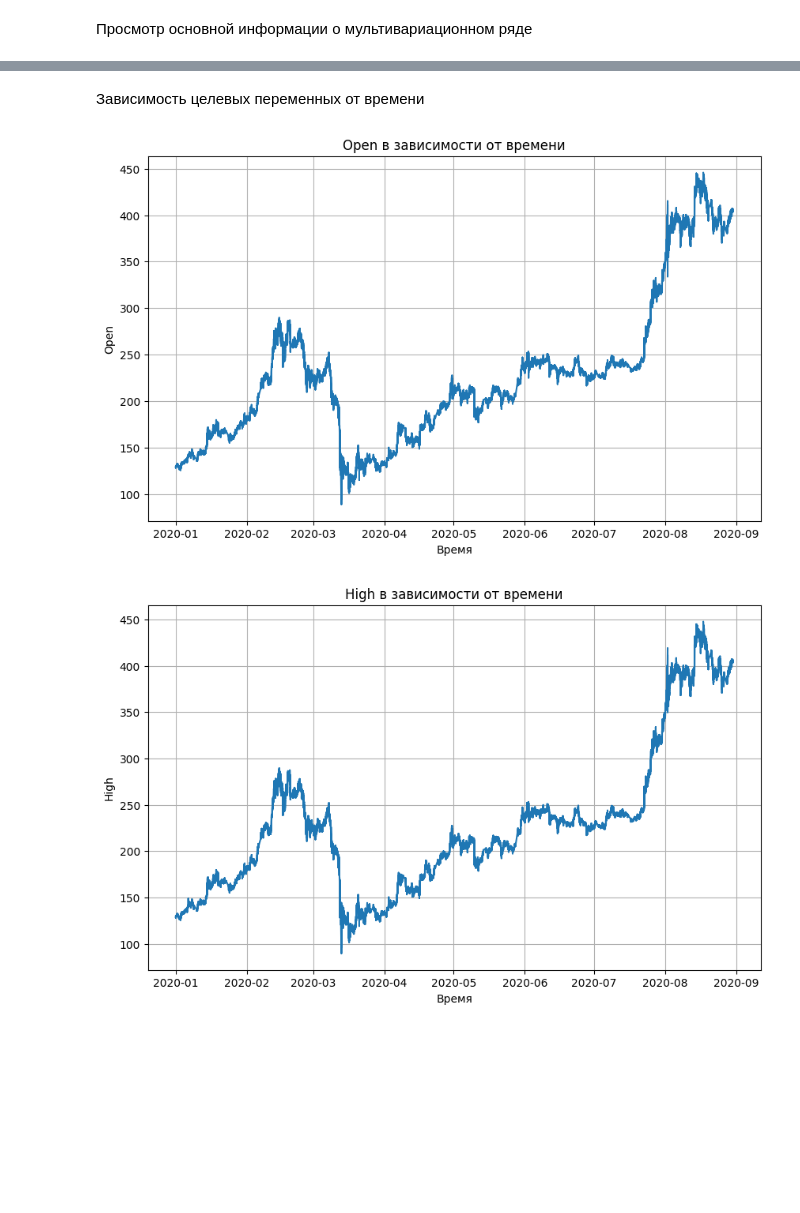
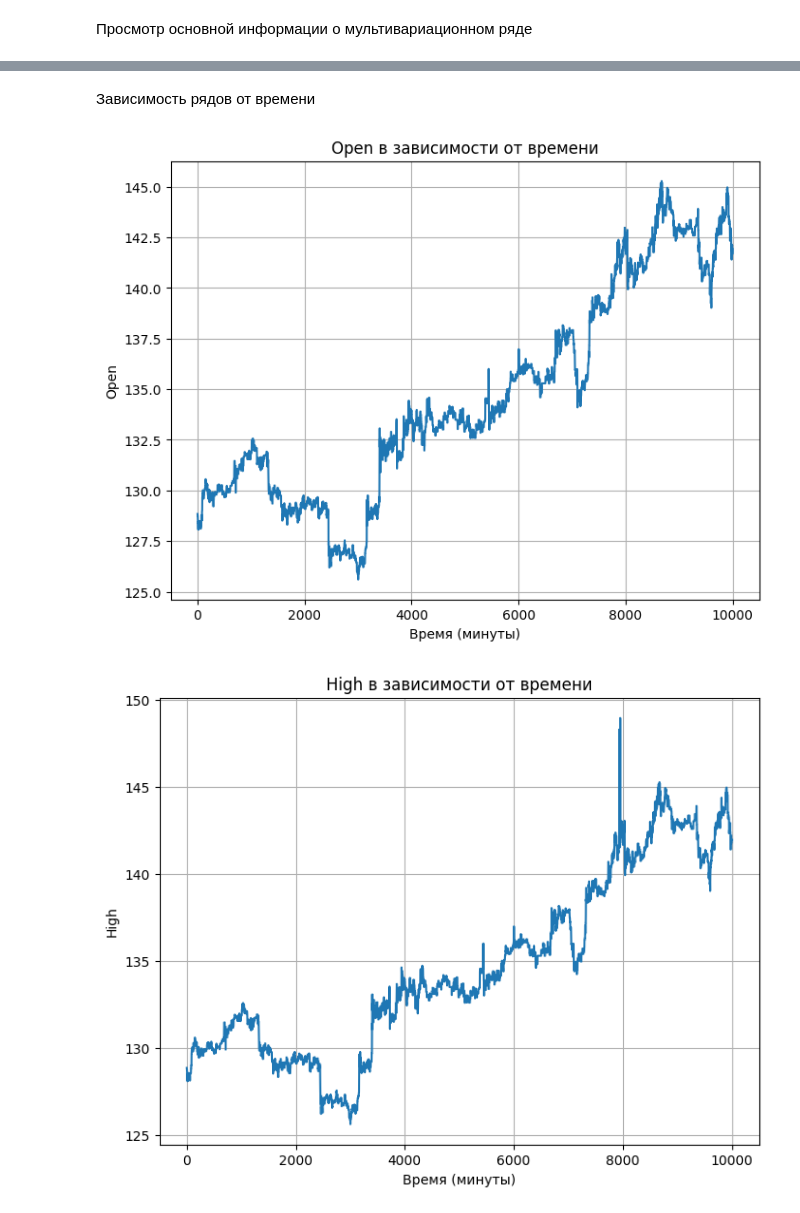
Before and after one commit to onedanoken/timeseries_homeworks, a Jupyter notebook: final_project/final_project.ipynb, the cells around one changed output, grey strips where cells are left out. Cells and saved outputs as stored; diff of their text form; code cells hidden in the pictures; blank space fills up the shorter version.

```diff
--- a/final_project/final_project.ipynb
+++ b/final_project/final_project.ipynb
@@ -5,11 +13,21 @@
 # %%
+# 2020-01-01 00:00:00
+
 import pandas as pd
 import matplotlib.pyplot as plt
 
 file_path = 'data/gemini_ETHUSD_2020_1min.csv'
-data = pd.read_csv(file_path, index_col=False).sort_values(by=['Unix Timestamp'])
+data = pd.read_csv(file_path, index_col=False)
+del data['Symbol']
+del data['Unix Timestamp']
 data.reset_index(drop=True, inplace=True)
-data['Unix Timestamp'] = pd.to_datetime(data['Unix Timestamp'], unit='ms')
+
+data['Date'] = pd.to_datetime(data['Date'])
+min_time = data['Date'].min()
+data['Time'] = ((data['Date'] - min_time).dt.total_seconds() / 60).astype(int)
+del data['Date']
+
+data = data.iloc[::-1].reset_index(drop=True)
 # %%
 data
 # %% [output]
@@ -31,7 +46,0 @@ data
-# %%
-half_size = len(data) // 2
-first_half = data.iloc[:half_size]
-second_half = data.iloc[half_size:]
-
-data = first_half
-validation = second_half
@@ -37,0 +51,2 @@ validation = second_half
+# %%
+data = data[:10000]
@@ -68,16 +86,16 @@ data.describe()
 # %% [markdown]
-Зависимость целевых переменных от времени
+Зависимость рядов от времени
 # %%
 columns_to_plot = ['Open', 'High', 'Low', 'Close', 'Volume']
 
 for column in columns_to_plot:
-    plt.figure(figsize=(10, 6))
-    plt.plot(data['Unix Timestamp'], data[column])
+    plt.figure(figsize=(8, 6))
+    plt.plot(data['Time'], data[column])
     plt.title(f'{column} в зависимости от времени')
-    plt.xlabel('Время')
+    plt.xlabel('Время (минуты)')
     plt.ylabel(column)
     plt.grid(True)
     plt.show()
 # %% [output]
-[figure, old version]
+[figure, new version]
-[figure, old version]
+[figure, new version]
```
Also changed, not shown: parts of 44 cells of this notebook.
